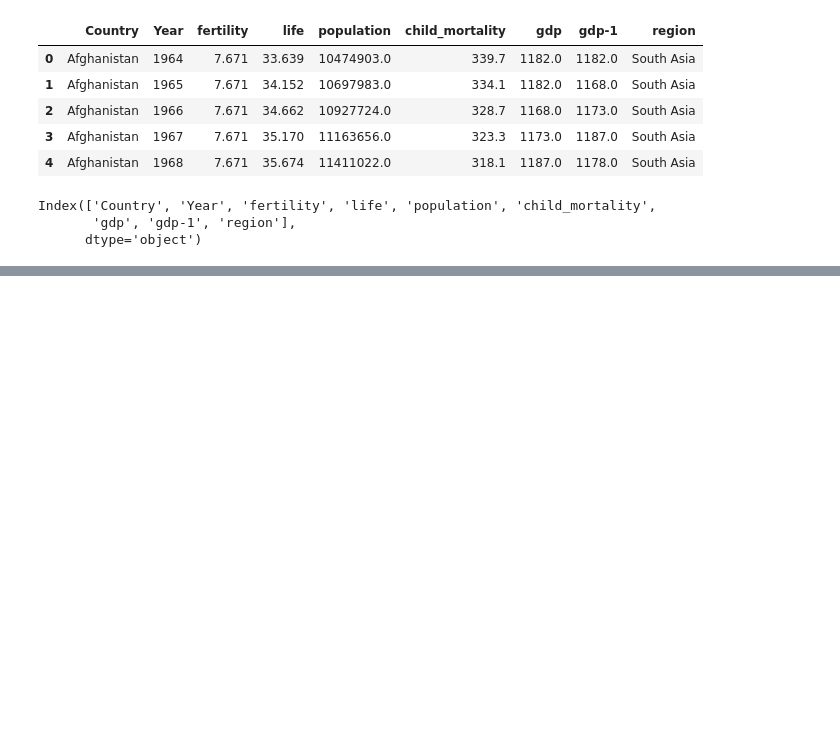
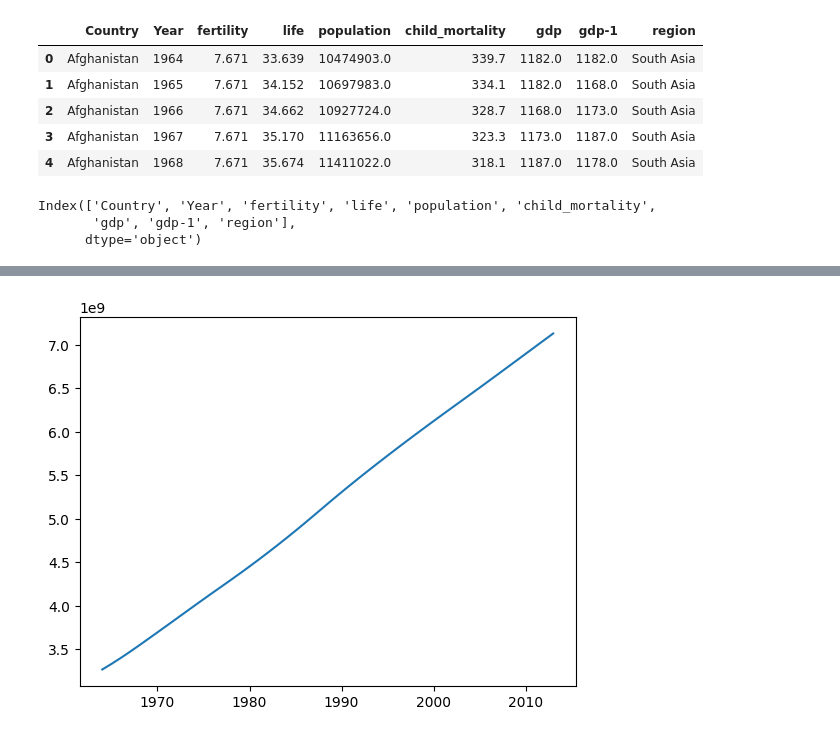
Before and after one commit to uzairafridi00/machine-learning, a Jupyter notebook: Dice Camp Course/Python_WorkShop/Visualization.ipynb, the cells around one changed output, grey strips where cells are left out. Drawn from its saved outputs; the diff is of its cells as text; code cells hidden in the pictures; blank space fills up the shorter version.

```diff
--- a/Dice Camp Course/Python_WorkShop/Visualization.ipynb
+++ b/Dice Camp Course/Python_WorkShop/Visualization.ipynb
@@ -36,3 +36,7 @@ df.columns
 Index(['Country', 'Year', 'fertility', 'life', 'population', 'child_mortality',
        'gdp', 'gdp-1', 'region'],
       dtype='object')
+# %%
+# changing column names
+df.columns = ['country', 'year', 'fertility', 'life_expectancy', 'population', 'child_mortality', 'gdp', 'gdp-1', 'region']
+df.head()
@@ -38,0 +50,5 @@ Index(['Country', 'Year', 'fertility', 'life', 'population', 'child_mortality',
+# %%
+# aggregating population on year
+# calculating population of each year in the world
+df_popworld = df.groupby(['year'])['population'].sum().reset_index()
+df_popworld.head()
@@ -38,0 +71,10 @@ Index(['Country', 'Year', 'fertility', 'life', 'population', 'child_mortality',
+# %%
+# make a line plot: year on the x-axis and population on y-axis
+year = df_popworld['year']
+population = df_popworld['population']
+plt.plot(year,population)
+
+# display the plot
+plt.show()
+# %% [output]
+[figure, added]
```
Also changed, not shown: parts of 37 cells of this notebook.
